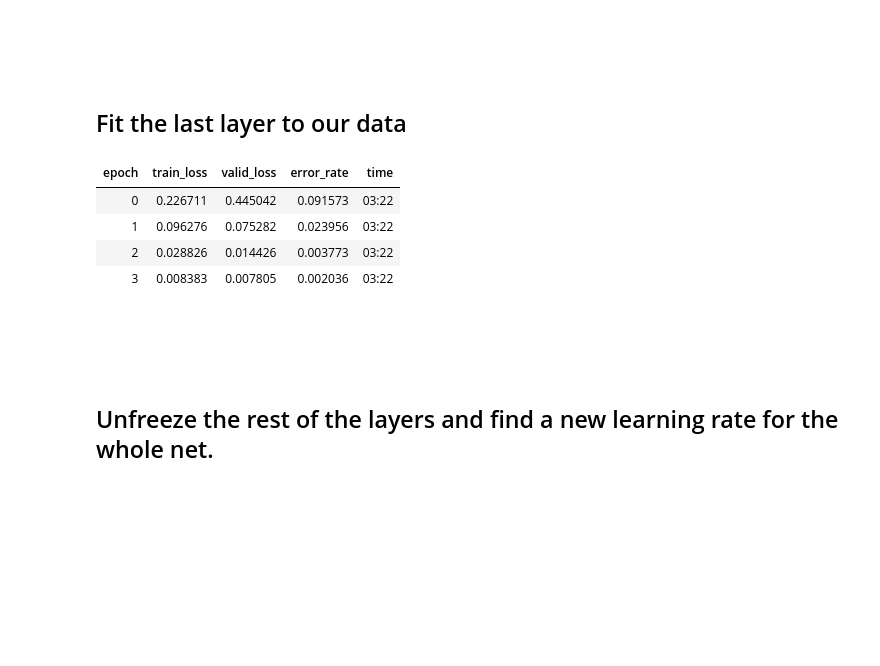
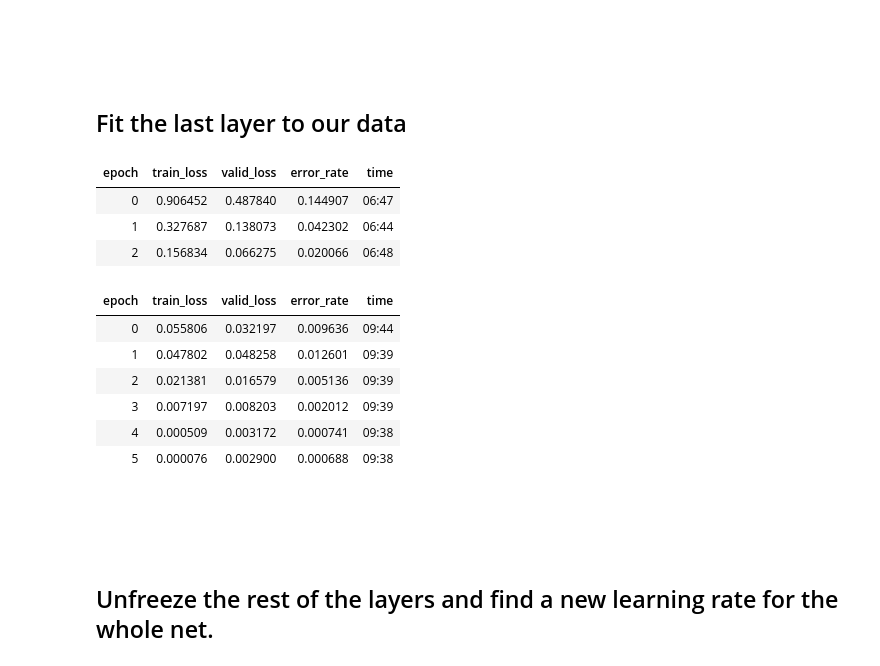
Before and after one commit to frankfletcher/Sign1, a Jupyter notebook: notebooks/Sign2.ipynb, the cells around one changed output. Cells and saved outputs as stored; diff of their text form; code cells hidden in the pictures; blank space fills up the shorter version.

```diff
--- a/notebooks/Sign2.ipynb
+++ b/notebooks/Sign2.ipynb
@@ -88,14 +88,22 @@ Minimum/10: 8.32e-03, steepest point: 1.00e-03
 <br>
 
 ## Fit the last layer to our data
-# %%
-learn.fit_one_cycle(4, 3e-3)
-# %% [output]
-| epoch | train_loss | valid_loss | error_rate | time |
-| 0 | 0.226711 | 0.445042 | 0.091573 | 03:22 |
-| 1 | 0.096276 | 0.075282 | 0.023956 | 03:22 |
-| 2 | 0.028826 | 0.014426 | 0.003773 | 03:22 |
-| 3 | 0.008383 | 0.007805 | 0.002036 | 03:22 |
+# %%
+learn.fit_one_cycle(2, 4e-2)
+# %%
+learn.fine_tune(6, freeze_epochs=3, base_lr=2e-3)
+# %% [output]
+| epoch | train_loss | valid_loss | error_rate | time |
+| 0 | 0.906452 | 0.487840 | 0.144907 | 06:47 |
+| 1 | 0.327687 | 0.138073 | 0.042302 | 06:44 |
+| 2 | 0.156834 | 0.066275 | 0.020066 | 06:48 |
+| epoch | train_loss | valid_loss | error_rate | time |
+| 0 | 0.055806 | 0.032197 | 0.009636 | 09:44 |
+| 1 | 0.047802 | 0.048258 | 0.012601 | 09:39 |
+| 2 | 0.021381 | 0.016579 | 0.005136 | 09:39 |
+| 3 | 0.007197 | 0.008203 | 0.002012 | 09:39 |
+| 4 | 0.000509 | 0.003172 | 0.000741 | 09:38 |
+| 5 | 0.000076 | 0.002900 | 0.000688 | 09:38 |
 # %% [markdown]
 <br>
 <br>
```
Also changed, not shown: parts of 22 cells of this notebook.
